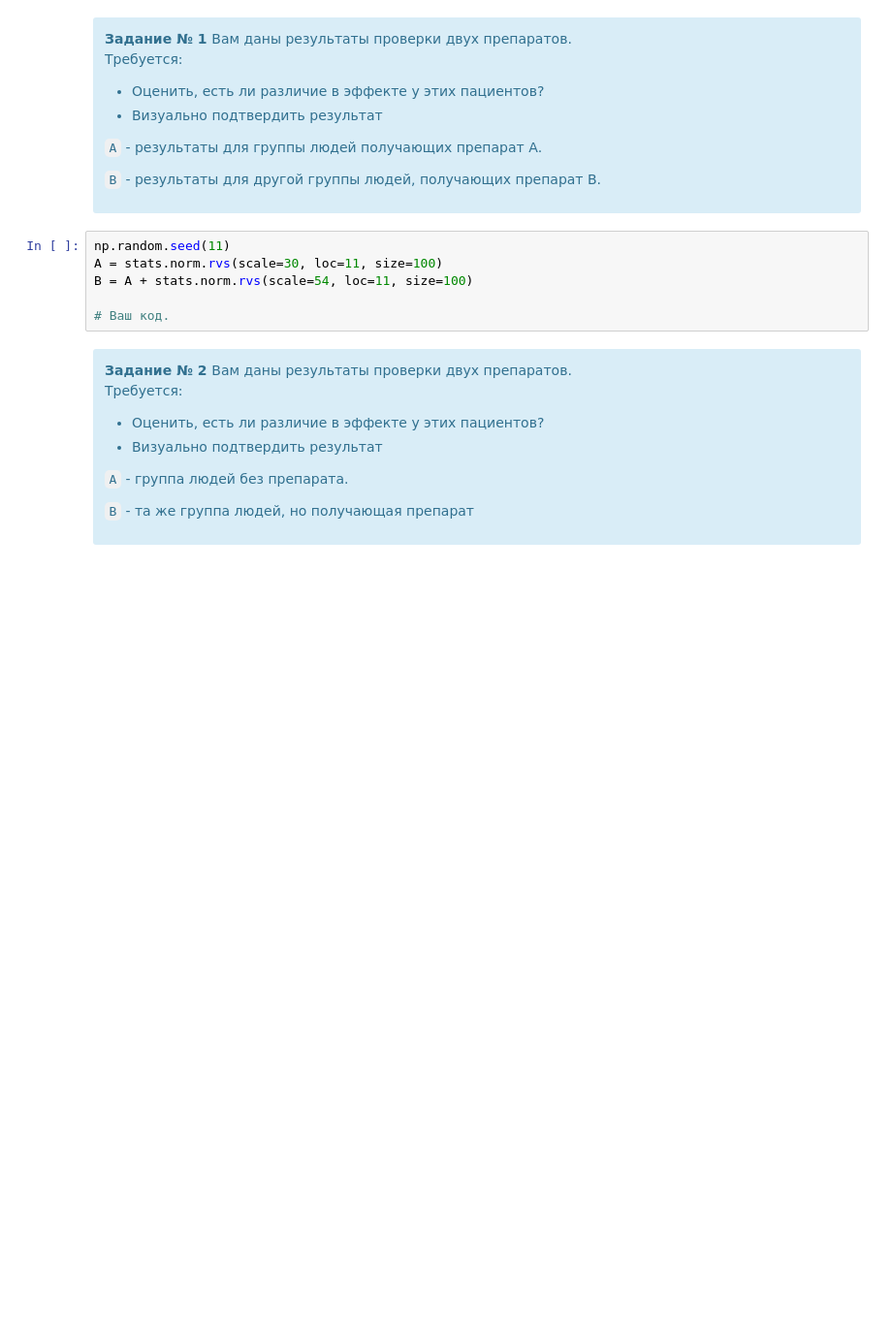
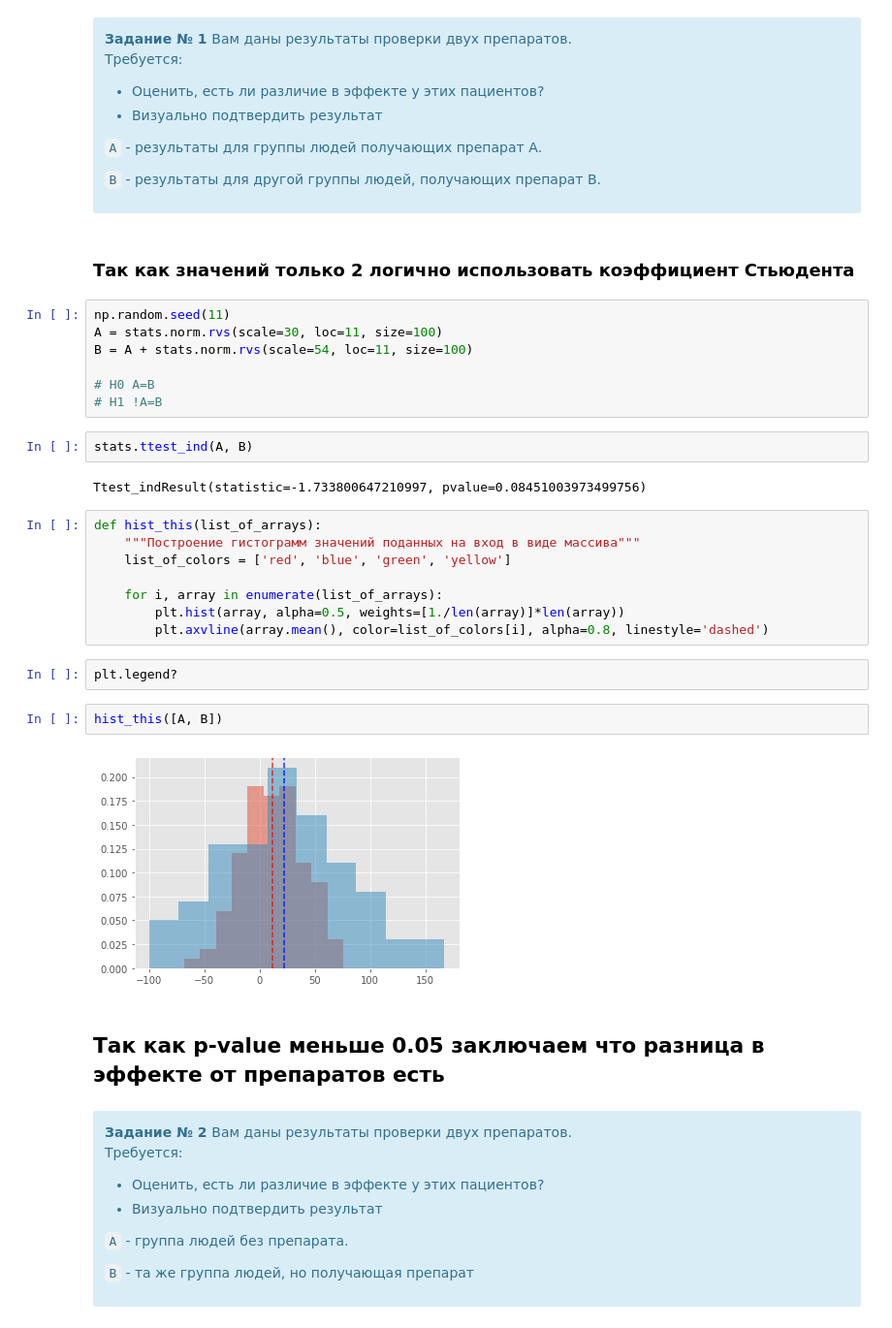
Before and after one commit to MaxgorData/netelogy_learning, a Jupyter notebook: netology_learning/21_analysis_of_variance/A_B-testing.ipynb, the cells around one changed output. Shown: that part at 97% size. Drawn from its saved outputs; the diff is of its cells as text; blank space fills up the shorter version.

```diff
--- a/netology_learning/21_analysis_of_variance/A_B-testing.ipynb
+++ b/netology_learning/21_analysis_of_variance/A_B-testing.ipynb
@@ -246,12 +492,35 @@ Image('error_types.jpeg')
 `B` - результаты для другой группы людей, получающих препарат B.
 
 </div>
+# %% [markdown]
+### Так как значений только 2 логично использовать коэффициент Стьюдента
 # %%
 np.random.seed(11)
 A = stats.norm.rvs(scale=30, loc=11, size=100)
 B = A + stats.norm.rvs(scale=54, loc=11, size=100)
 
-# Ваш код.
+# Н0 A=B
+# H1 !A=B
+# %%
+stats.ttest_ind(A, B)
+# %% [output]
+Ttest_indResult(statistic=-1.733800647210997, pvalue=0.08451003973499756)
+# %%
+def hist_this(list_of_arrays):
+    """Построение гистограмм значений поданных на вход в виде массива"""
+    list_of_colors = ['red', 'blue', 'green', 'yellow']
+
+    for i, array in enumerate(list_of_arrays):
+        plt.hist(array, alpha=0.5, weights=[1./len(array)]*len(array))
+        plt.axvline(array.mean(), color=list_of_colors[i], alpha=0.8, linestyle='dashed')
+# %%
+plt.legend?
+# %%
+hist_this([A, B])
+# %% [output]
+[figure, added]
+# %% [markdown]
+## Так как p-value меньше 0.05 заключаем что разница в эффекте от препаратов есть
 # %% [markdown]
 <div class="alert alert-info">
 <b>Задание № 2 </b>
```
Also changed, not shown: parts of 83 cells of this notebook.
